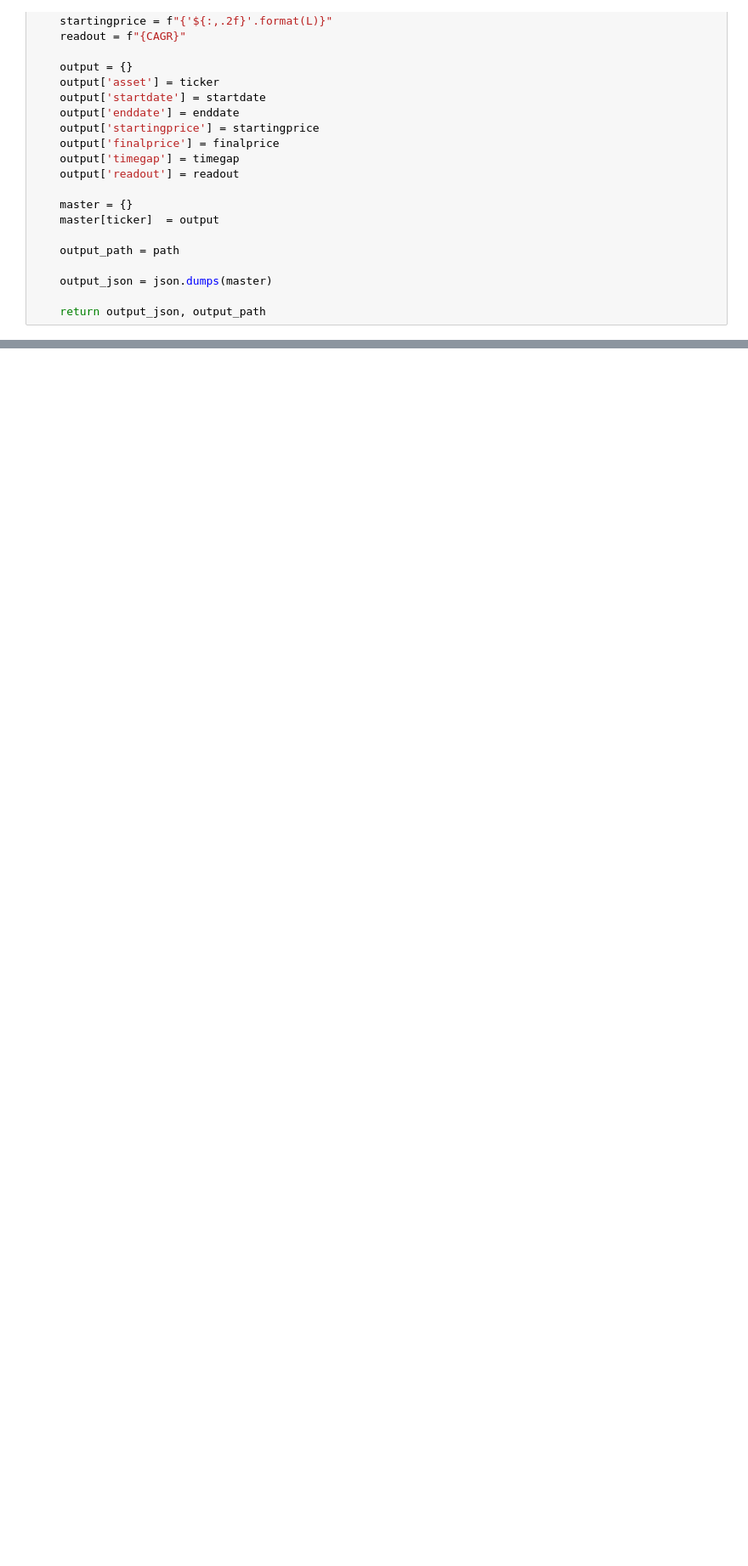
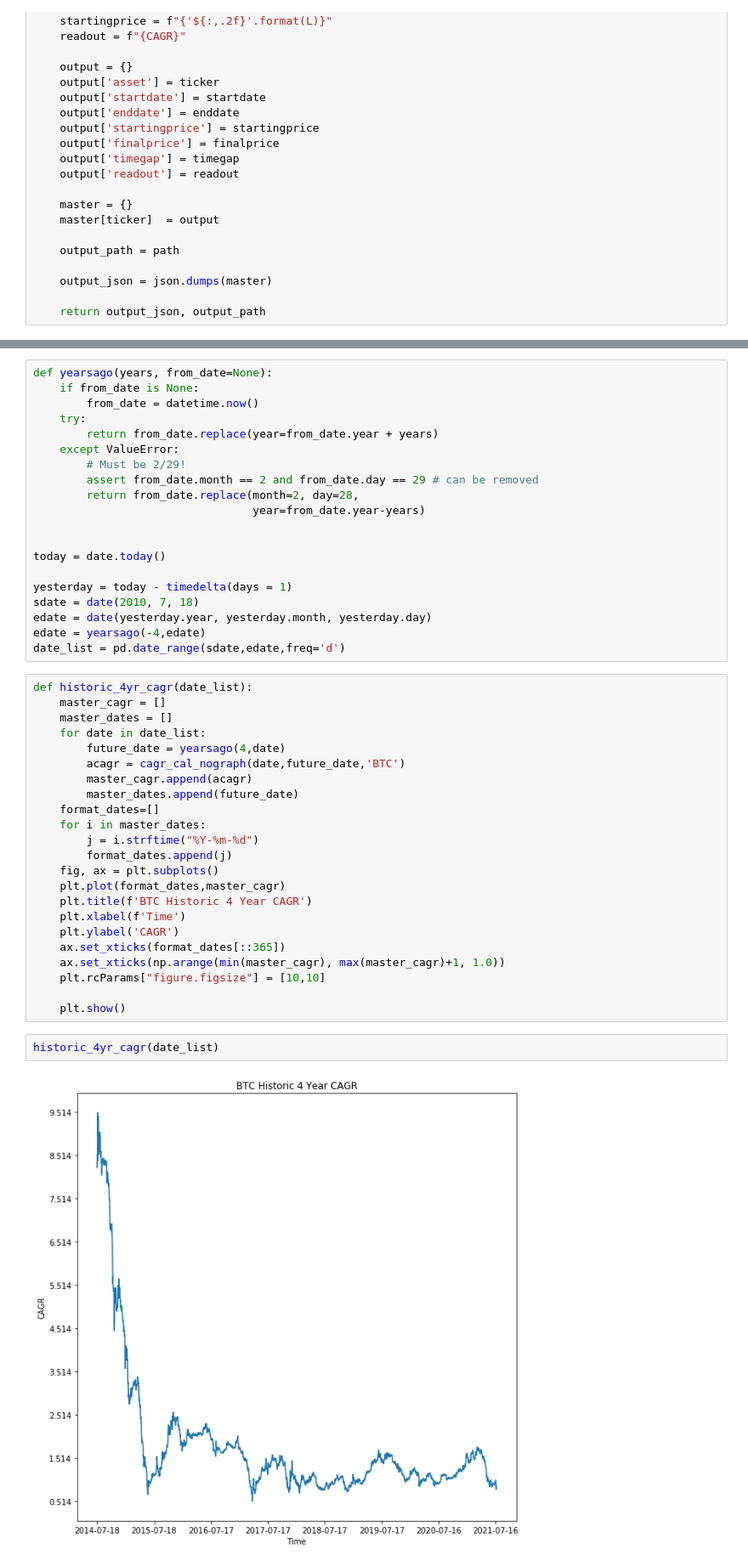
Before and after one commit to RobDoesData/btccagr-calc, a Jupyter notebook: Untitled.ipynb, the cells around one changed output, grey strips where cells are left out. Shown: that part at 85% size. Drawn from its saved outputs; the diff is of its cells as text; blank space fills up the shorter version.

Commit message:
added future calc

```diff
--- a/Untitled.ipynb
+++ b/Untitled.ipynb
@@ -441,0 +204,47 @@ CAGR
+# %%
+def yearsago(years, from_date=None):
+    if from_date is None:
+        from_date = datetime.now()
+    try:
+        return from_date.replace(year=from_date.year + years)
+    except ValueError:
+        # Must be 2/29!
+        assert from_date.month == 2 and from_date.day == 29 # can be removed
+        return from_date.replace(month=2, day=28,
+                                 year=from_date.year-years)
+
+
+today = date.today()
+
+yesterday = today - timedelta(days = 1)
+sdate = date(2010, 7, 18)
+edate = date(yesterday.year, yesterday.month, yesterday.day)
+edate = yearsago(-4,edate)
+date_list = pd.date_range(sdate,edate,freq='d')
+# %%
+def historic_4yr_cagr(date_list):
+    master_cagr = []
+    master_dates = []
+    for date in date_list:
+        future_date = yearsago(4,date)
+        acagr = cagr_cal_nograph(date,future_date,'BTC')
+        master_cagr.append(acagr)
+        master_dates.append(future_date)
+    format_dates=[]
+    for i in master_dates:
+        j = i.strftime("%Y-%m-%d")
+        format_dates.append(j)
+    fig, ax = plt.subplots()
+    plt.plot(format_dates,master_cagr)
+    plt.title(f'BTC Historic 4 Year CAGR')
+    plt.xlabel(f'Time')
+    plt.ylabel('CAGR')
+    ax.set_xticks(format_dates[::365])
+    ax.set_xticks(np.arange(min(master_cagr), max(master_cagr)+1, 1.0))
+    plt.rcParams["figure.figsize"] = [10,10]
+
+    plt.show()
+# %%
+historic_4yr_cagr(date_list)
+# %% [output]
+[figure, added]
```
Also changed, not shown: parts of 73 cells of this notebook, 13 other files.
